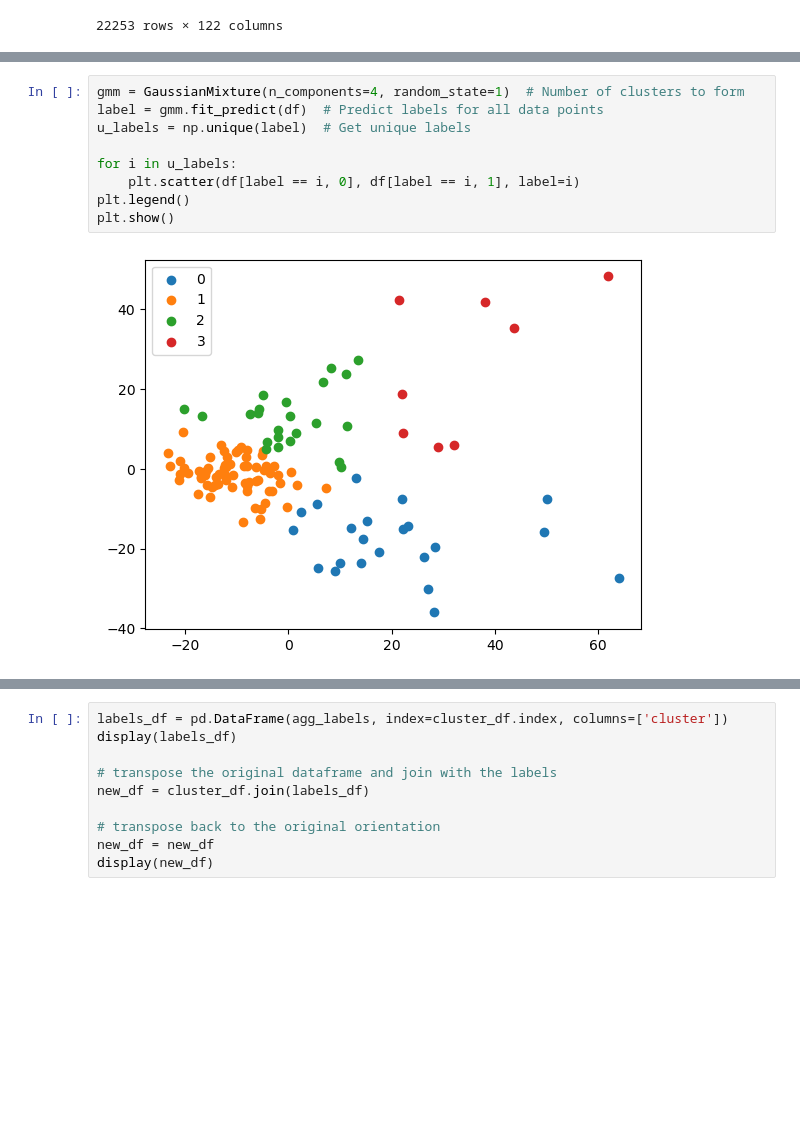
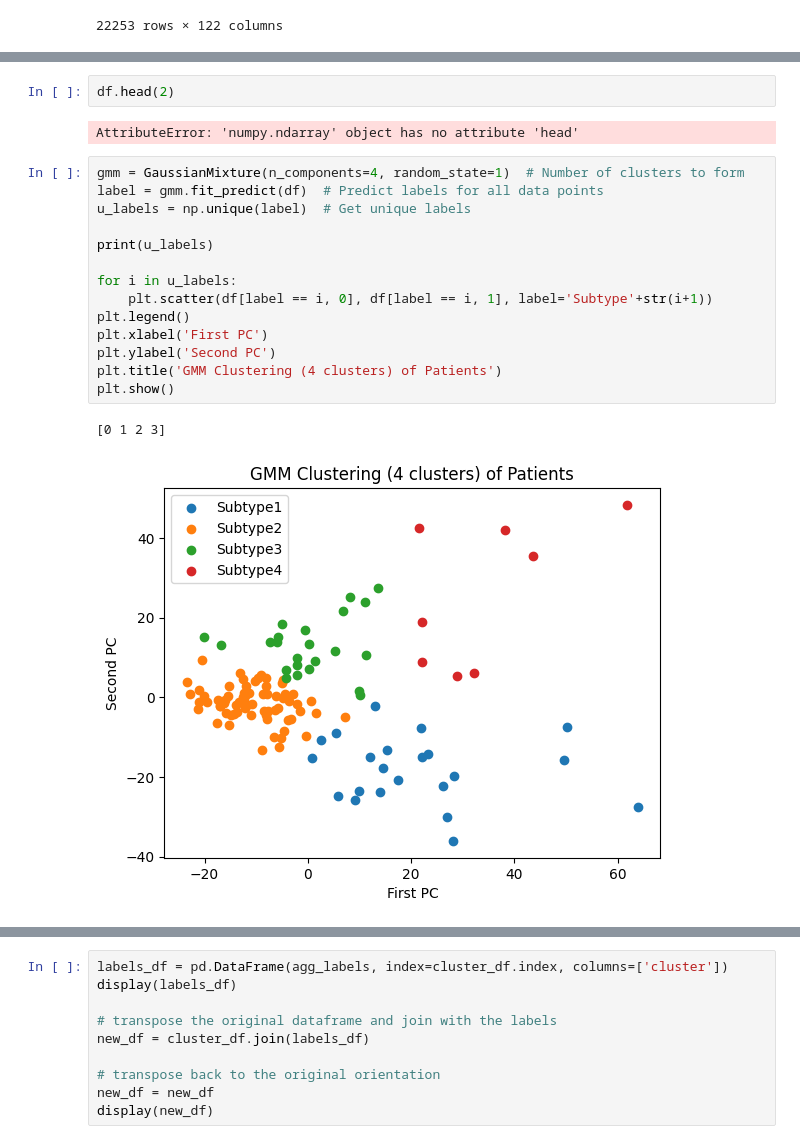
Before and after one commit to simoninic/CG_Final_Project, a Jupyter notebook: cnv_hmm_nb.ipynb, the cells around one changed output, grey strips where cells are left out. Saved outputs shown, nothing was run; the diff lists cells and outputs as text; blank space fills up the shorter version.

Commit message:
Add files via upload
added reassignment of cluster ids to test likelihood

```diff
--- a/cnv_hmm_nb.ipynb
+++ b/cnv_hmm_nb.ipynb
@@ -93,14 +95,24 @@ plt.legend()
 plt.show()
 # %% [output]
 [figure]
+# %%
+df.head(2)
+# %% [output]
+AttributeError: 'numpy.ndarray' object has no attribute 'head'
 # %%
 gmm = GaussianMixture(n_components=4, random_state=1)  # Number of clusters to form
 label = gmm.fit_predict(df)  # Predict labels for all data points
 u_labels = np.unique(label)  # Get unique labels
 
+print(u_labels)
+
 for i in u_labels:
-    plt.scatter(df[label == i, 0], df[label == i, 1], label=i)
+    plt.scatter(df[label == i, 0], df[label == i, 1], label='Subtype'+str(i+1))
 plt.legend()
+plt.xlabel('First PC')
+plt.ylabel('Second PC')
+plt.title('GMM Clustering (4 clusters) of Patients')
 plt.show()
 # %% [output]
+[0 1 2 3]
-[figure, old version]
+[figure, new version]
```
Also changed, not shown: parts of 8 cells of this notebook.
